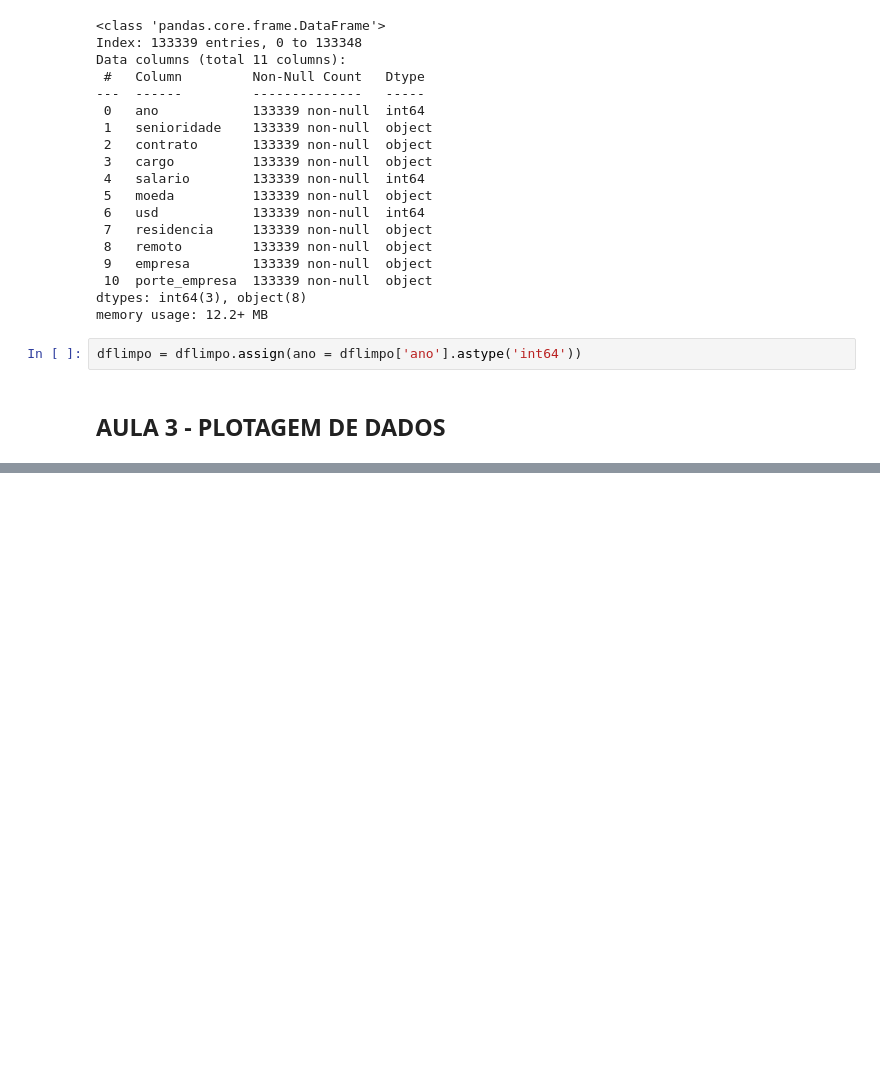
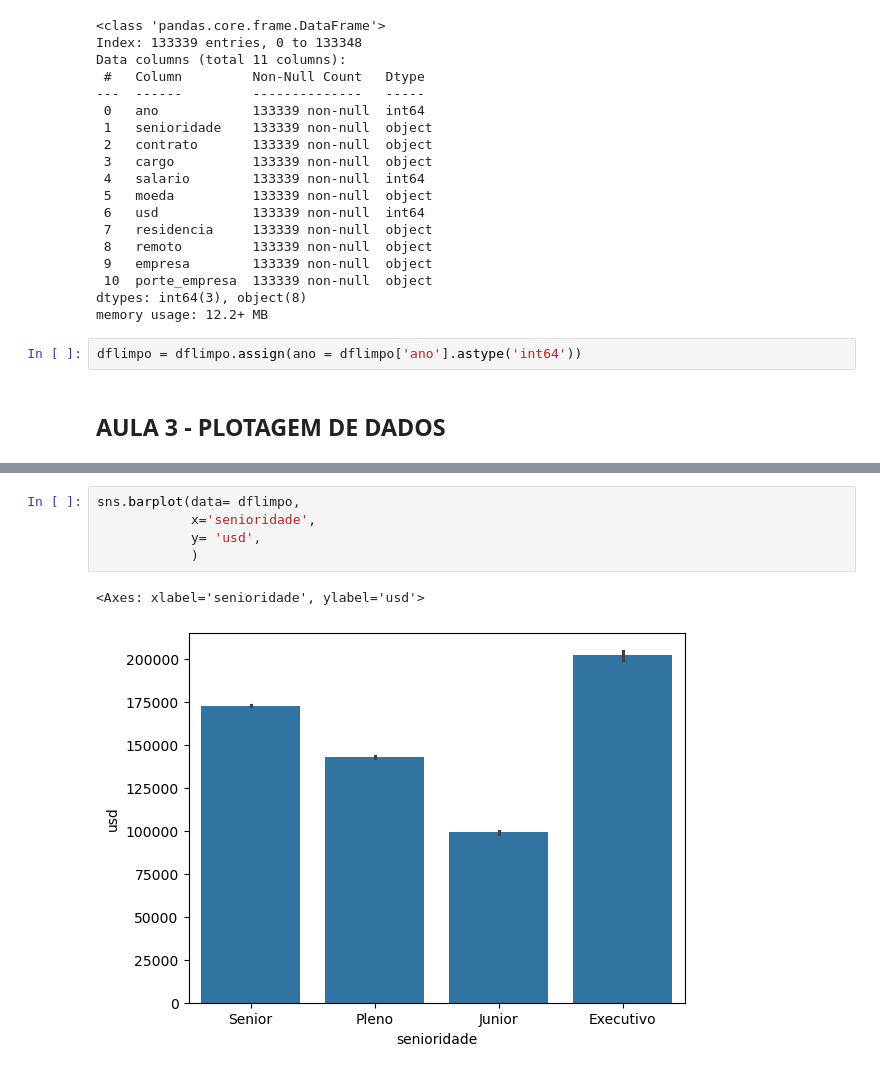
Before and after one commit to Jneliorr/imersao_dados, a Jupyter notebook: imersãoAlura.ipynb, the cells around one changed output, grey strips where cells are left out. Drawn from its saved outputs; the diff is of its cells as text; blank space fills up the shorter version.

```diff
--- a/imersãoAlura.ipynb
+++ b/imersãoAlura.ipynb
@@ -341,0 +359,8 @@ dflimpo = dflimpo.assign(ano = dflimpo['ano'].astype('int64'))
+# %%
+sns.barplot(data= dflimpo,
+            x='senioridade',
+            y= 'usd',
+            )
+# %% [output]
+<Axes: xlabel='senioridade', ylabel='usd'>
+[figure, added]
```
Also changed, not shown: parts of 6 cells of this notebook.
